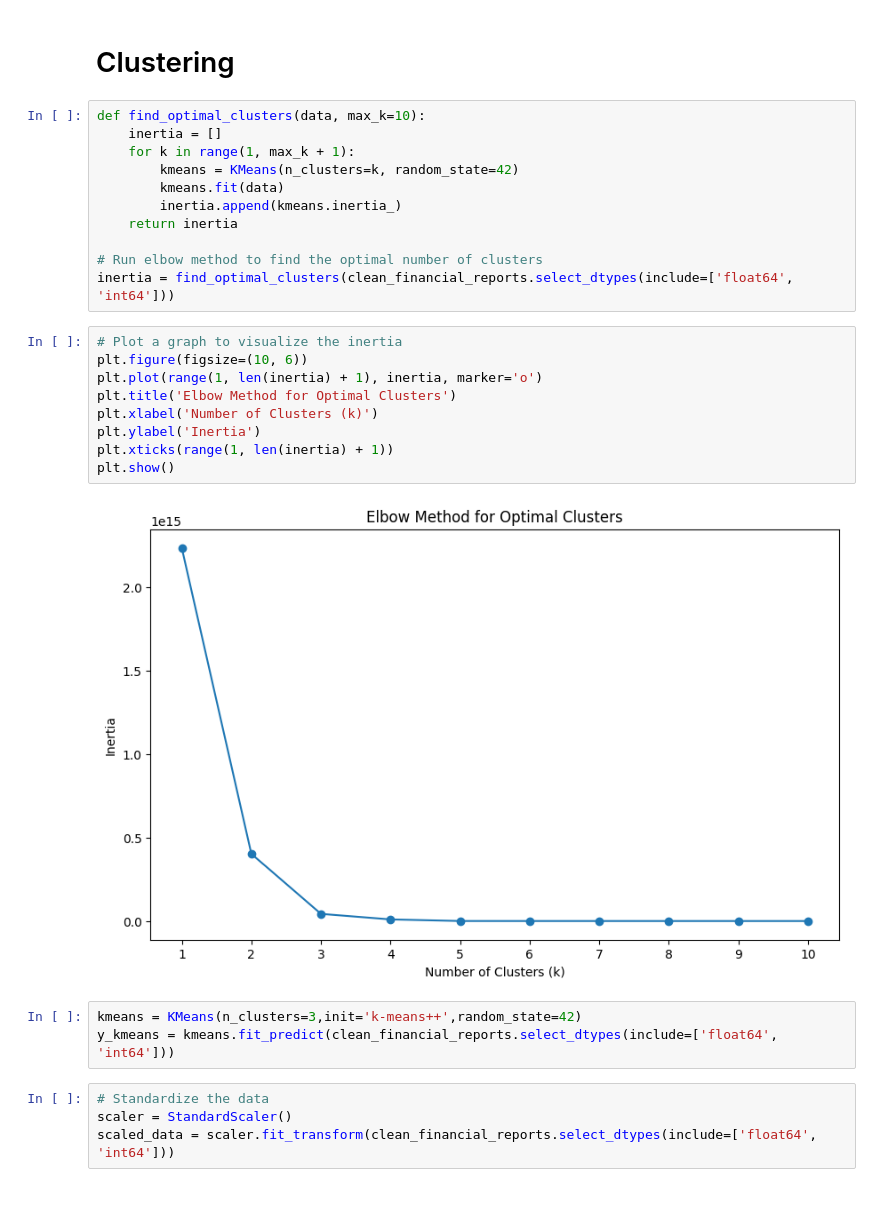
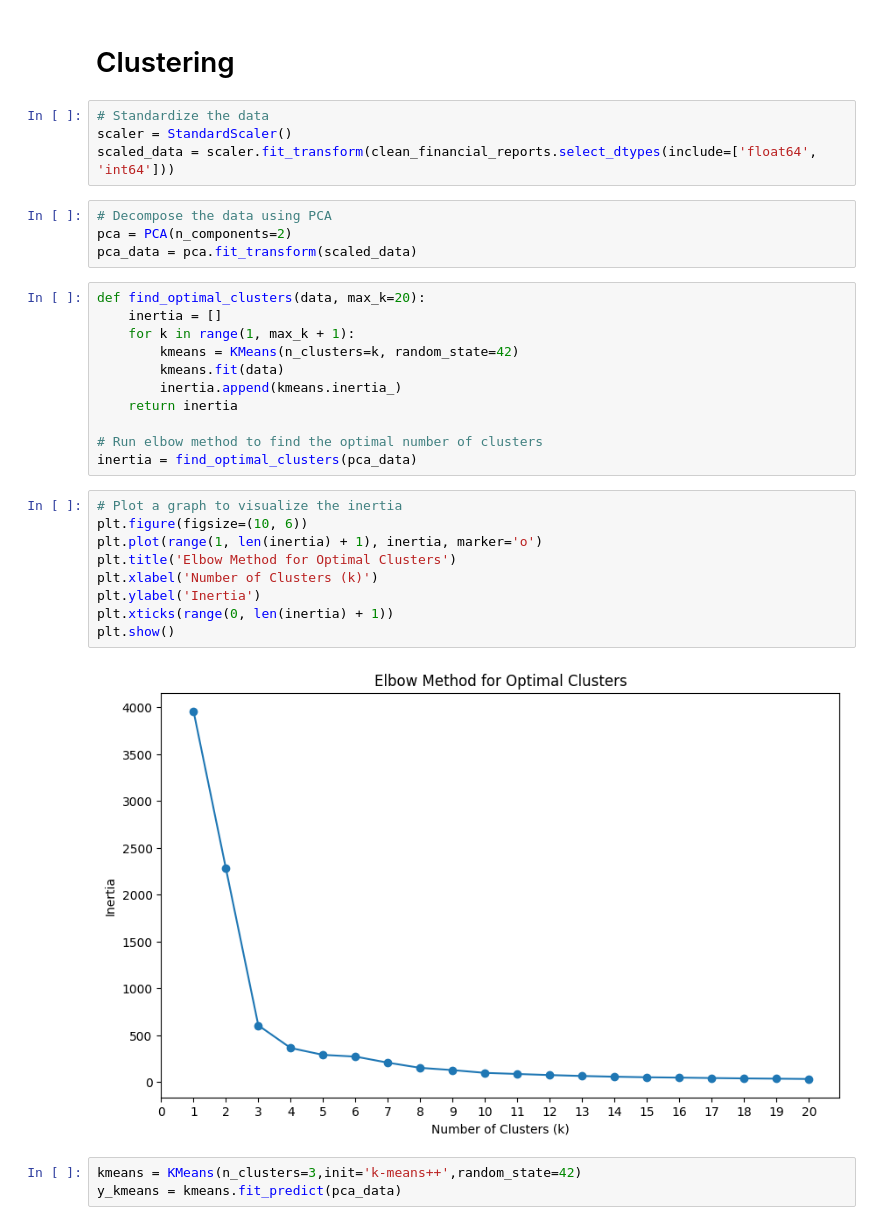
Before and after one commit to falkia34/stocks-cluster, a Jupyter notebook: notebooks/clustering.ipynb, the cells around one changed output. Cells and saved outputs as stored; diff of their text form; blank space fills up the shorter version.

```diff
--- a/notebooks/clustering.ipynb
+++ b/notebooks/clustering.ipynb
@@ -188,8 +188,16 @@ Cash Conversion Cycle (Annual)         0
 dtype: int64
 # %% [markdown]
 # Clustering
+# %%
+# Standardize the data
+scaler = StandardScaler()
+scaled_data = scaler.fit_transform(clean_financial_reports.select_dtypes(include=['float64', 'int64']))
+# %%
+# Decompose the data using PCA
+pca = PCA(n_components=2)
+pca_data = pca.fit_transform(scaled_data)
 # %%
-def find_optimal_clusters(data, max_k=10):
+def find_optimal_clusters(data, max_k=20):
     inertia = []
     for k in range(1, max_k + 1):
         kmeans = KMeans(n_clusters=k, random_state=42)
@@ -198,22 +206,18 @@ def find_optimal_clusters(data, max_k=10):
     return inertia
 
 # Run elbow method to find the optimal number of clusters
-inertia = find_optimal_clusters(clean_financial_reports.select_dtypes(include=['float64', 'int64']))
+inertia = find_optimal_clusters(pca_data)
 # %%
 # Plot a graph to visualize the inertia
 plt.figure(figsize=(10, 6))
 plt.plot(range(1, len(inertia) + 1), inertia, marker='o')
 plt.title('Elbow Method for Optimal Clusters')
 plt.xlabel('Number of Clusters (k)')
 plt.ylabel('Inertia')
-plt.xticks(range(1, len(inertia) + 1))
+plt.xticks(range(0, len(inertia) + 1))
 plt.show()
 # %% [output]
-[figure, old version]
+[figure, new version]
 # %%
 kmeans = KMeans(n_clusters=3,init='k-means++',random_state=42)
-y_kmeans = kmeans.fit_predict(clean_financial_reports.select_dtypes(include=['float64', 'int64']))
+y_kmeans = kmeans.fit_predict(pca_data)
-# %%
-# Standardize the data
-scaler = StandardScaler()
-scaled_data = scaler.fit_transform(clean_financial_reports.select_dtypes(include=['float64', 'int64']))
```
Also changed, not shown: parts of 5 cells of this notebook.
